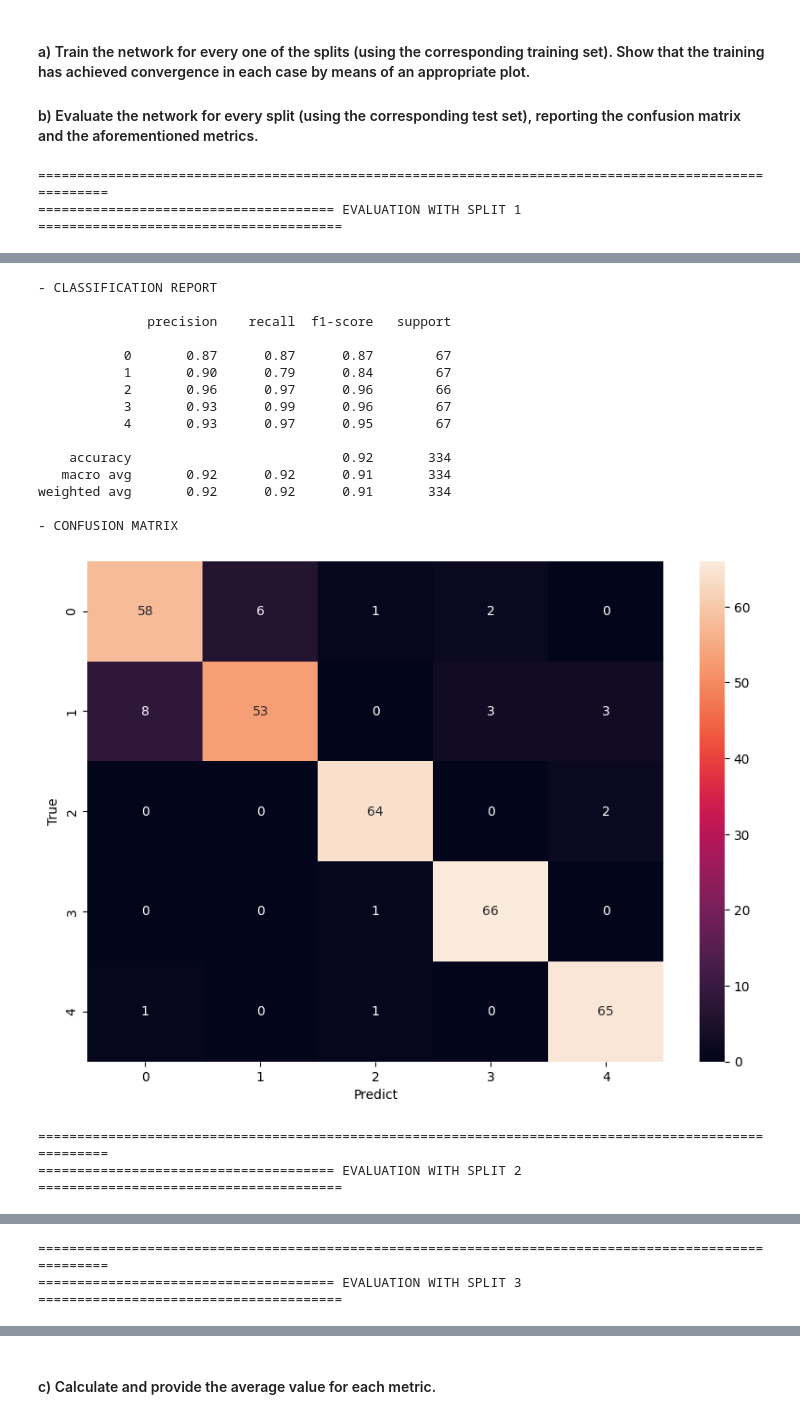
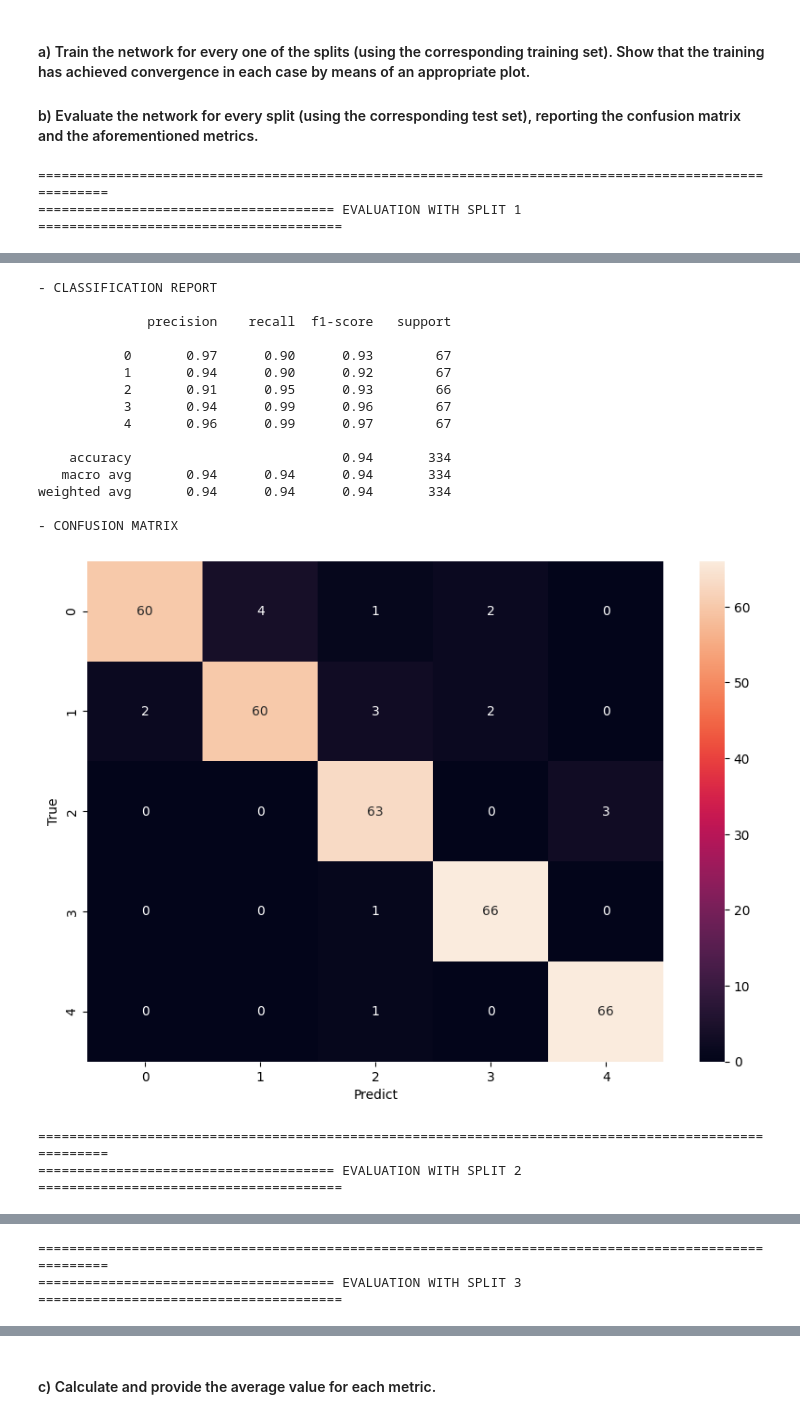
Before and after one commit to pedromartip/Feed-Forward-NN, a Jupyter notebook: hanodut2.ipynb, the cells around one changed output, grey strips where cells are left out. Drawn from its saved outputs; the diff is of its cells as text; code cells hidden in the pictures.

```diff
--- a/hanodut2.ipynb
+++ b/hanodut2.ipynb
@@ -259,7 +267,7 @@ for split in range(1, num_splits + 1):
         dynamic = True
     )
 
-    historia = model.fit(X_train, y_train_OHE, validation_data=(X_test, y_test_OHE), epochs=100, batch_size=2, verbose=0)
+    historia = model.fit(X_train, y_train_OHE, validation_data=(X_test, y_test_OHE), epochs=100, batch_size=4, verbose=0)
 
     plt.figure(figsize=(10,5))
     plt.plot(historia.history['loss'], label='Pérdida de entrenamiento')
@@ -302,18 +310,18 @@ for split in range(1, num_splits + 1):
 - CLASSIFICATION REPORT
 
               precision    recall  f1-score   support
 
-           0       0.87      0.87      0.87        67
-           1       0.90      0.79      0.84        67
-           2       0.96      0.97      0.96        66
-           3       0.93      0.99      0.96        67
-           4       0.93      0.97      0.95        67
+           0       0.97      0.90      0.93        67
+           1       0.94      0.90      0.92        67
+           2       0.91      0.95      0.93        66
+           3       0.94      0.99      0.96        67
+           4       0.96      0.99      0.97        67
 
-    accuracy                           0.92       334
-   macro avg       0.92      0.92      0.91       334
-weighted avg       0.92      0.92      0.91       334
+    accuracy                           0.94       334
+   macro avg       0.94      0.94      0.94       334
+weighted avg       0.94      0.94      0.94       334
 
 - CONFUSION MATRIX
-[figure, old version]
+[figure, new version]
 ======================================================================================================
 ====================================== EVALUATION WITH SPLIT 2 =======================================
```
Also changed, not shown: parts of 10 cells of this notebook.
